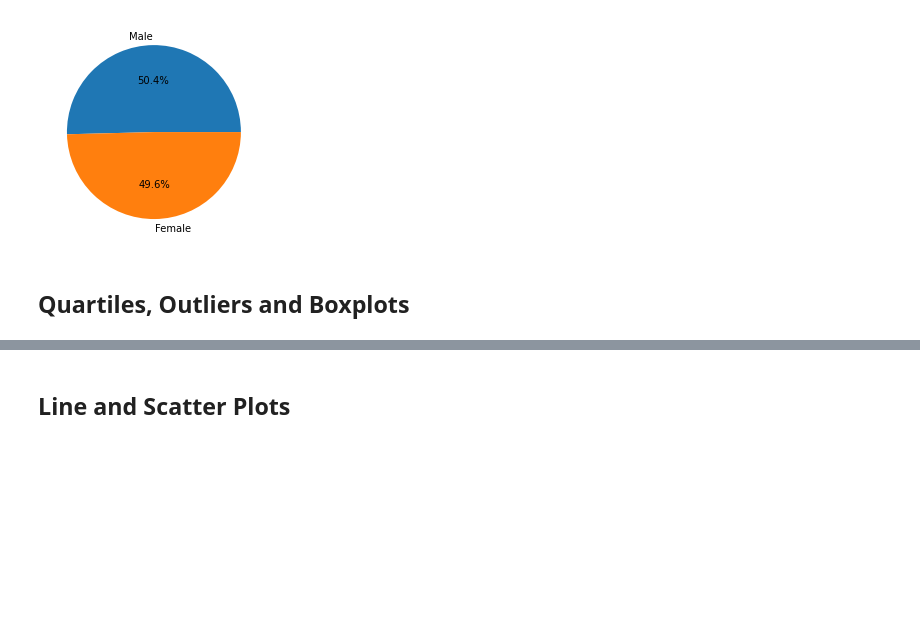
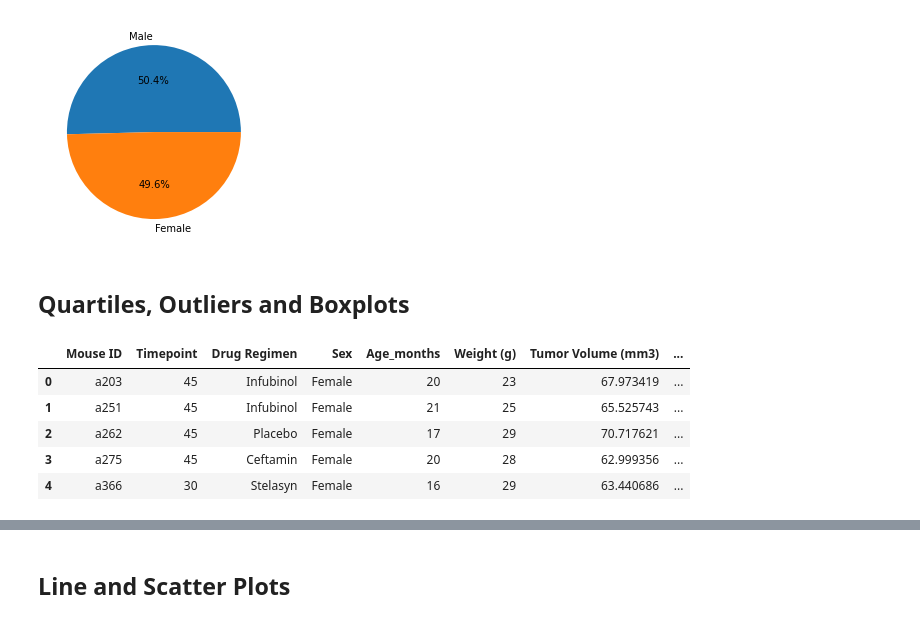
Before and after one commit to bhubh/matplotlib_challenge, a Jupyter notebook: Pymaceuticals/pymaceuticals.ipynb, the cells around one changed output, grey strips where cells are left out. Drawn from its saved outputs; the diff is of its cells as text; code cells hidden in the pictures; blank space fills up the shorter version.

```diff
--- a/Pymaceuticals/pymaceuticals.ipynb
+++ b/Pymaceuticals/pymaceuticals.ipynb
@@ -235,10 +235,26 @@ plt.pie(Numbers, labels = labels, autopct="%1.1f%%")
 # %%
 # Calculate the final tumor volume of each mouse across four of the treatment regimens:
 # Capomulin, Ramicane, Infubinol, and Ceftamin
 
-# Start by getting the last (greatest) timepoint for each mouse
+#finding final time point for each mouse ID
+final_timepoint = clean_df.groupby("Mouse ID")["Timepoint"].max()
+#final_timepoint.head()
+final_timepoint = final_timepoint.reset_index()
+#final_timepoint.head()
+
 
 
 # Merge this group df with the original dataframe to get the tumor volume at the last timepoint
+#merging the final_timepoint data with the original clean_data
+
+final_timepoint_df = pd.merge(final_timepoint, clean_df, on = ["Mouse ID", "Timepoint"], how = "left")
+final_timepoint_df.head()
+# %% [output]
+|  | Mouse ID | Timepoint | Drug Regimen | Sex | Age_months | Weight (g) | Tumor Volume (mm3) | ... |
+| 0 | a203 | 45 | Infubinol | Female | 20 | 23 | 67.973419 | ... |
+| 1 | a251 | 45 | Infubinol | Female | 21 | 25 | 65.525743 | ... |
+| 2 | a262 | 45 | Placebo | Female | 17 | 29 | 70.717621 | ... |
+| 3 | a275 | 45 | Ceftamin | Female | 20 | 28 | 62.999356 | ... |
+| 4 | a366 | 30 | Stelasyn | Female | 16 | 29 | 63.440686 | ... |
 # %%
 # Put treatments into a list for for loop (and later for plot labels)
```
Also changed, not shown: parts of 2 cells of this notebook.
